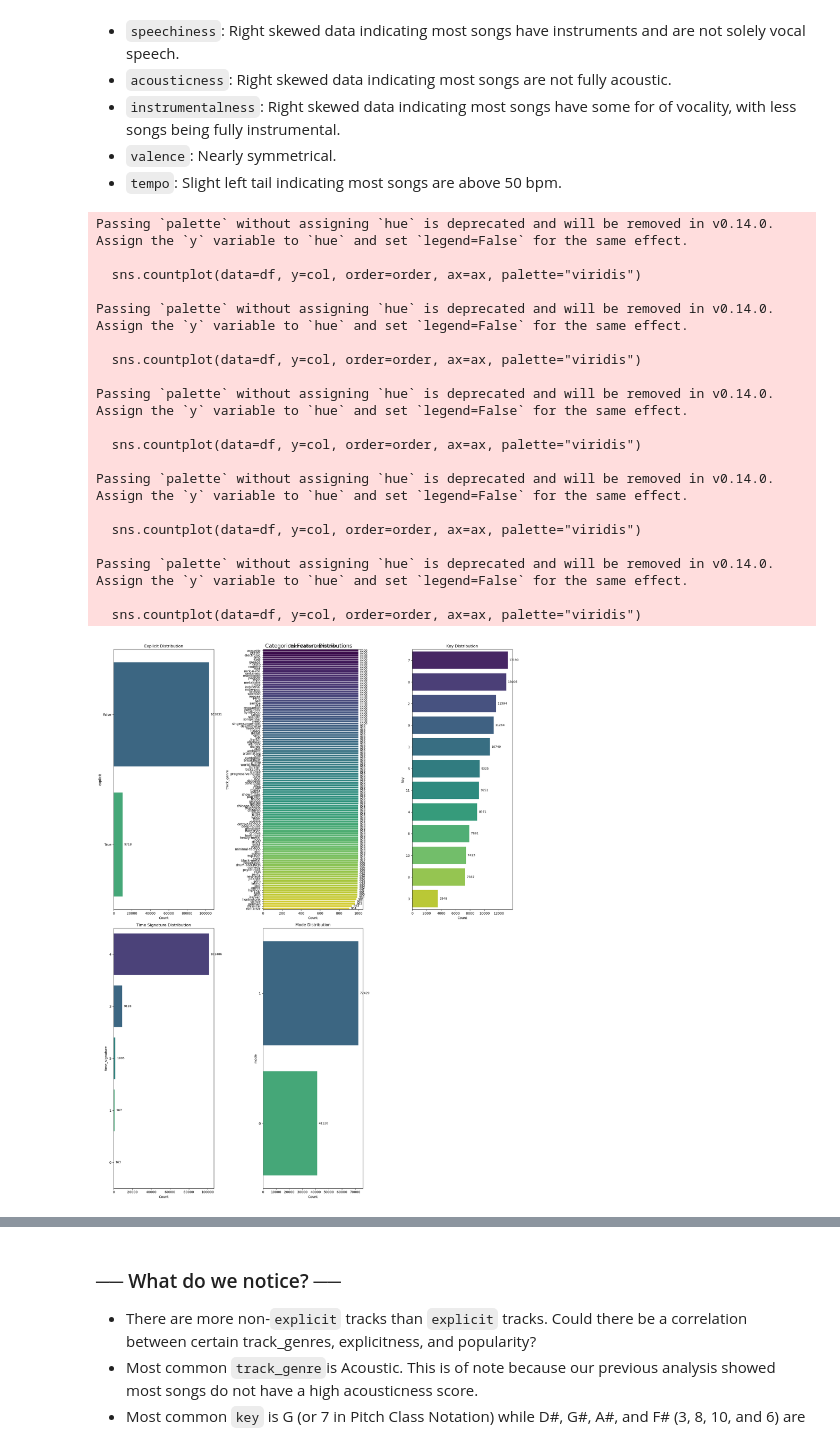
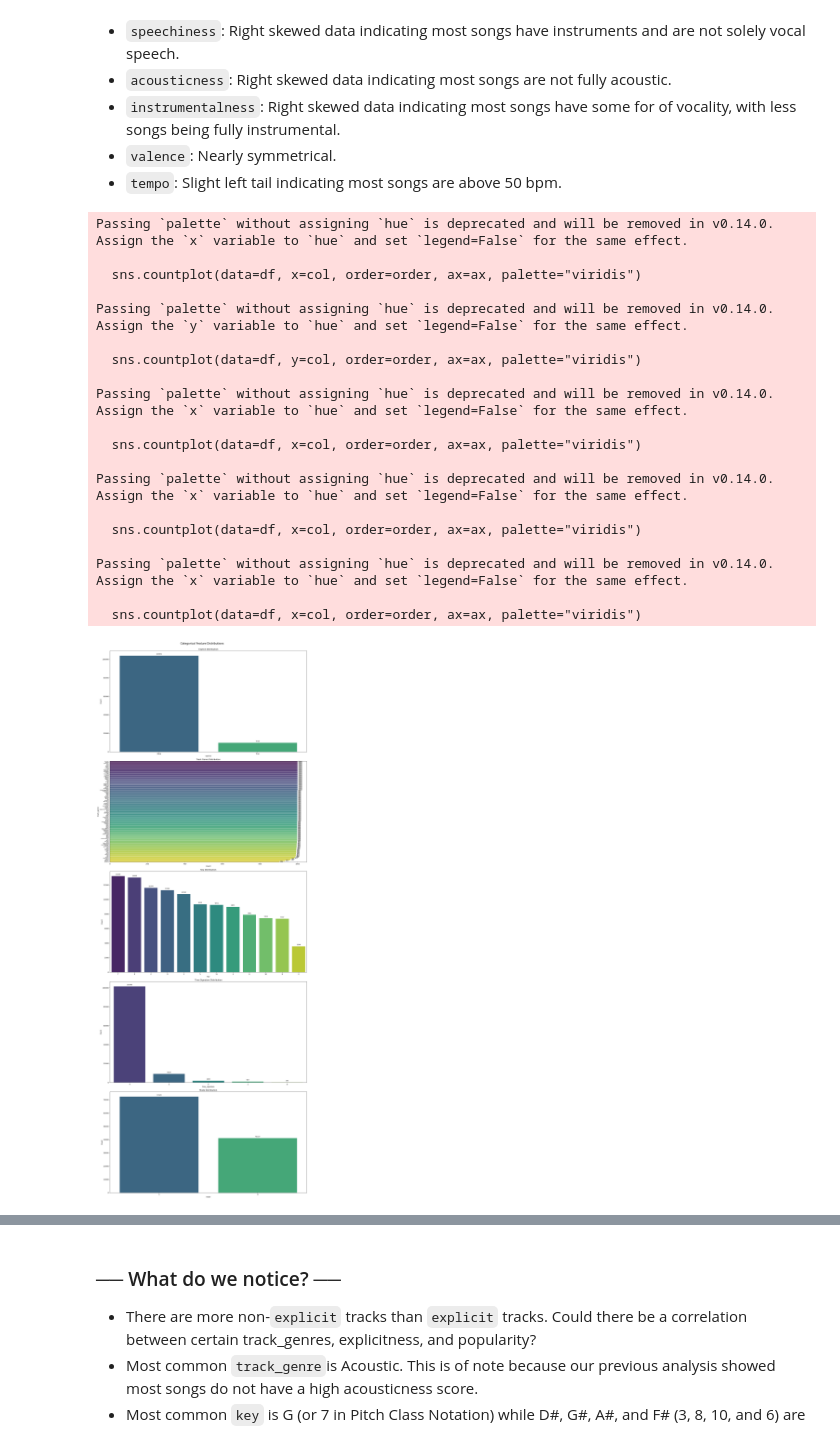
Before and after one commit to vampdevice/spotify-analysis, a Jupyter notebook: spotify_analysis.ipynb, the cells around one changed output, grey strips where cells are left out. Cells and saved outputs as stored; diff of their text form; code cells hidden in the pictures.

Commit message:
Reformatted Bar Chart Output

```diff
--- a/spotify_analysis.ipynb
+++ b/spotify_analysis.ipynb
@@ -463,50 +463,58 @@ plots = [
     ("time_signature", "Time Signature Distribution"),
     ("mode", "Mode Distribution"),
 ]
 
-fig, axes = plt.subplots(2, 3, figsize=(18, 24))
+fig, axes = plt.subplots(5, 1, figsize=(18, 48))
 axes = axes.flatten()
 
 for i, (col, title) in enumerate(plots):
     ax = axes[i]
 
     order = df[col].value_counts().index
-    sns.countplot(data=df, y=col, order=order, ax=ax, palette="viridis")
+    if (col == "track_genre"):
+        sns.countplot(data=df, y=col, order=order, ax=ax, palette="viridis")
 
-    ax.set_title(title, fontsize=12)
-    ax.set_xlabel("Count")
+        ax.set_title(title, fontsize=12)
+        ax.set_xlabel("Count")
+        ax.set_ylabel(col)
+
+        ax.tick_params(axis='y', labelsize=6)
+    else:
+
+        sns.countplot(data=df, x=col, order=order, ax=ax, palette="viridis")
+
+        ax.set_title(title, fontsize=12)
+        ax.set_xlabel(col)
+        ax.set_ylabel("Count")
 
     # Add count labels on bars
     for container in ax.containers:
         ax.bar_label(container, fmt='%d', padding=5, fontsize=9)
 
-# Turn off unused subplot
-axes[-1].axis("off")
-
 plt.suptitle("Categorical Feature Distributions", fontsize=16)
-plt.tight_layout()
+plt.tight_layout(rect=[0, 0, 1, 0.98])
 plt.show()
 # %% [output]
-Passing `palette` without assigning `hue` is deprecated and will be removed in v0.14.0. Assign the `y` variable to `hue` and set `legend=False` for the same effect.
+Passing `palette` without assigning `hue` is deprecated and will be removed in v0.14.0. Assign the `x` variable to `hue` and set `legend=False` for the same effect.
 
-  sns.countplot(data=df, y=col, order=order, ax=ax, palette="viridis")
+  sns.countplot(data=df, x=col, order=order, ax=ax, palette="viridis")
 
 Passing `palette` without assigning `hue` is deprecated and will be removed in v0.14.0. Assign the `y` variable to `hue` and set `legend=False` for the same effect.
 
   sns.countplot(data=df, y=col, order=order, ax=ax, palette="viridis")
 
-Passing `palette` without assigning `hue` is deprecated and will be removed in v0.14.0. Assign the `y` variable to `hue` and set `legend=False` for the same effect.
+Passing `palette` without assigning `hue` is deprecated and will be removed in v0.14.0. Assign the `x` variable to `hue` and set `legend=False` for the same effect.
 
-  sns.countplot(data=df, y=col, order=order, ax=ax, palette="viridis")
+  sns.countplot(data=df, x=col, order=order, ax=ax, palette="viridis")
 
-Passing `palette` without assigning `hue` is deprecated and will be removed in v0.14.0. Assign the `y` variable to `hue` and set `legend=False` for the same effect.
+Passing `palette` without assigning `hue` is deprecated and will be removed in v0.14.0. Assign the `x` variable to `hue` and set `legend=False` for the same effect.
 
-  sns.countplot(data=df, y=col, order=order, ax=ax, palette="viridis")
+  sns.countplot(data=df, x=col, order=order, ax=ax, palette="viridis")
 
-Passing `palette` without assigning `hue` is deprecated and will be removed in v0.14.0. Assign the `y` variable to `hue` and set `legend=False` for the same effect.
+Passing `palette` without assigning `hue` is deprecated and will be removed in v0.14.0. Assign the `x` variable to `hue` and set `legend=False` for the same effect.
 
-  sns.countplot(data=df, y=col, order=order, ax=ax, palette="viridis")
+  sns.countplot(data=df, x=col, order=order, ax=ax, palette="viridis")
-[figure, old version]
+[figure, new version]
 # %% [markdown]
 ![Figure 3](images/bar_charts.png)
 # %% [markdown]
```
Also changed, not shown: parts of 5 cells of this notebook, 1 other file.
